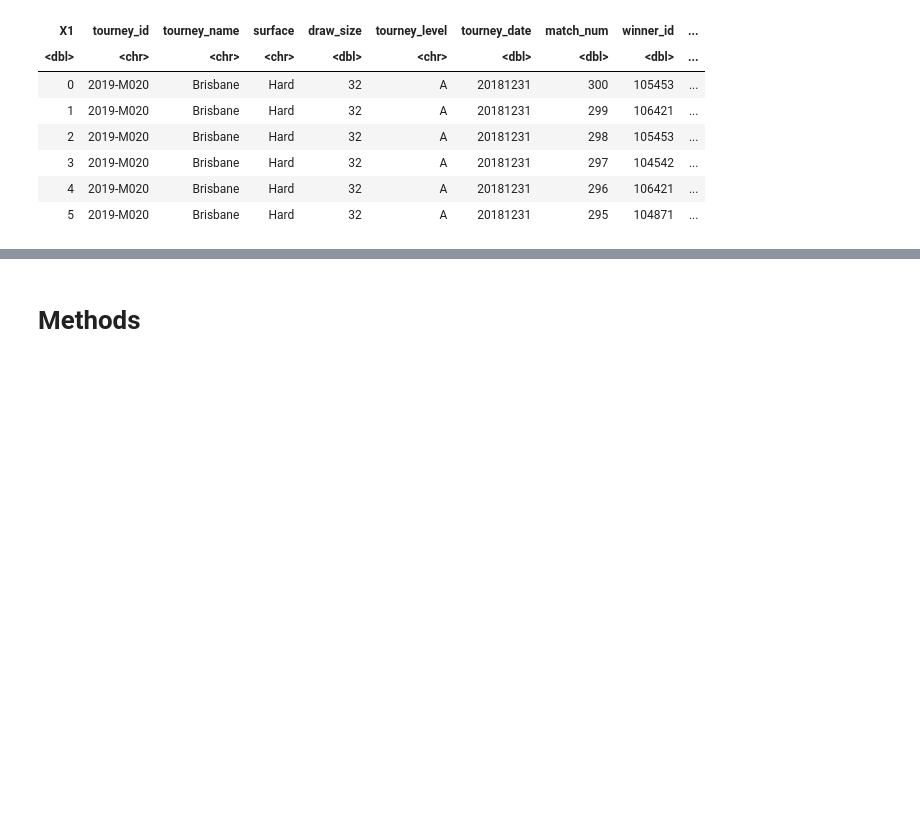
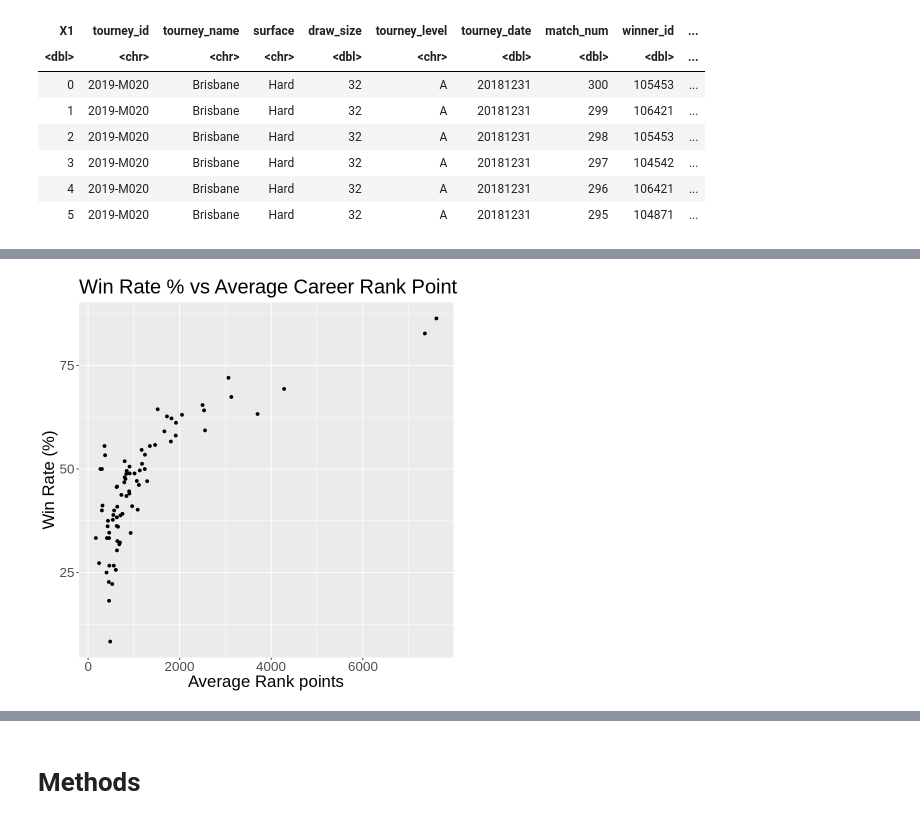
Before and after one commit to SimonYYL/DSCI_100_group19_group_project, a Jupyter notebook: project_proposal_final.ipynb, the cells around one changed output, grey strips where cells are left out. Saved outputs shown, nothing was run; the diff lists cells and outputs as text; code cells hidden in the pictures; blank space fills up the shorter version.

```diff
--- a/project_proposal_final.ipynb
+++ b/project_proposal_final.ipynb
@@ -155,0 +153,6 @@ From the plots above, we could find out that when breakpoint saving and second s
+# %%
+# splite the data set into training and testing set. The following exploratory data analysis are only using training set
+set.seed(20)
+player_split <- initial_split(player_career, prop = 0.75, strata = win_rate)
+player_train <- training(player_split)
+player_test <- testing(player_split)
@@ -155,0 +172,11 @@ From the plots above, we could find out that when breakpoint saving and second s
+# %%
+# exploratory data analysis plot:
+exploratory_data_analysis_plot_1 <- ggplot(player_train, aes(x= mean_rank_points,y=win_rate)) +
+    geom_point() +
+    xlab("Average Rank points") +
+    ylab("Win Rate (%)") +
+    theme(text = element_text(size = 20)) +
+    ggtitle("Win Rate % vs Average Career Rank Points")
+exploratory_data_analysis_plot_1
+# %% [output]
+[figure, added]
```
Also changed, not shown: parts of 17 cells of this notebook.
